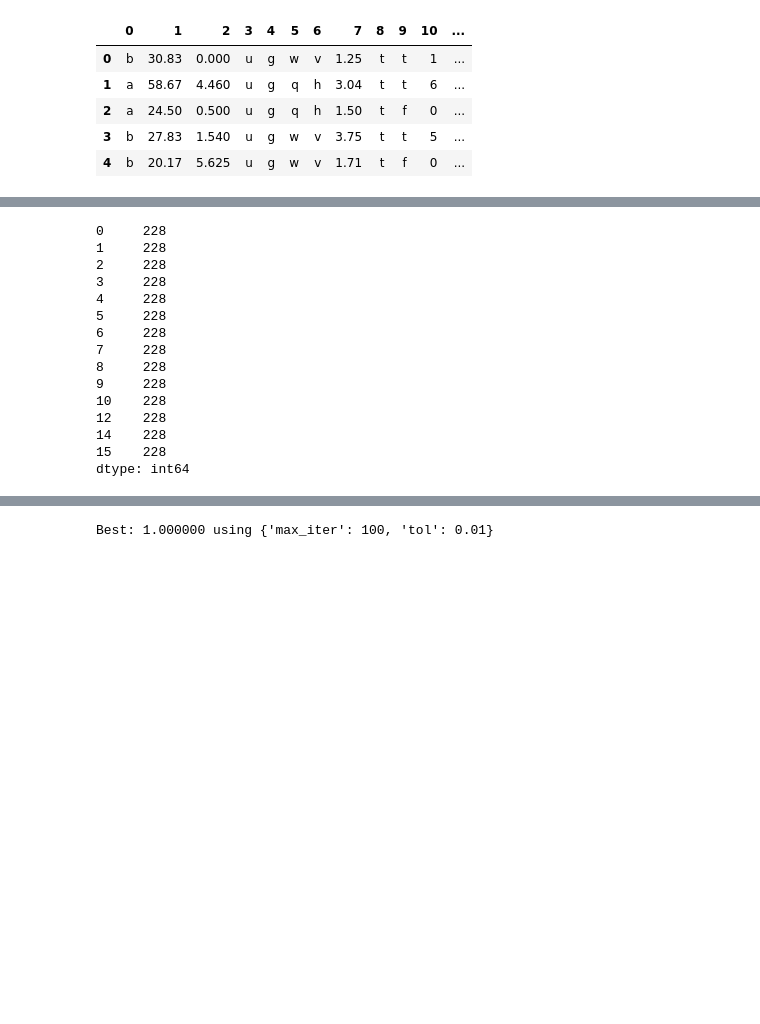
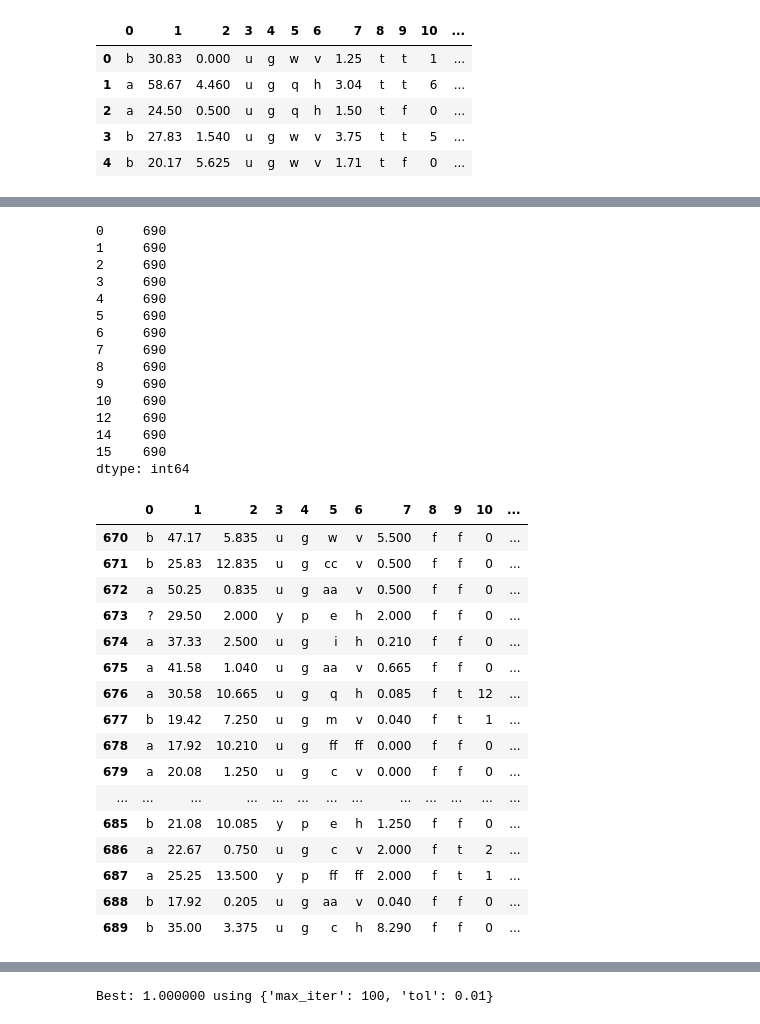
Before and after one commit to badek23/datacamp_projects, a Jupyter notebook: Predicting Credit Card Approvals/Predicting Credit Card Approvals.ipynb, the cells around one changed output, grey strips where cells are left out. Drawn from its saved outputs; the diff is of its cells as text; code cells hidden in the pictures; blank space fills up the shorter version.

```diff
--- a/Predicting Credit Card Approvals/Predicting Credit Card Approvals.ipynb
+++ b/Predicting Credit Card Approvals/Predicting Credit Card Approvals.ipynb
@@ -31,23 +52,43 @@ cc_apps = cc_apps.drop([11, 13], axis=1)
 # Split data into train and test sets
 cc_apps_train, cc_apps_test = train_test_split(cc_apps, test_size=0.33, random_state=42)
 # %%
-# Check to see if there are nulls
-cc_apps_train.isnull().count()
-cc_apps_test.isnull().count()
+# Check to see if there are nulls - there are none
+cc_apps.isnull().count()
 # %% [output]
-0     228
-1     228
-2     228
-3     228
-4     228
-5     228
-6     228
-7     228
-8     228
-9     228
-10    228
-12    228
-14    228
-15    228
+0     690
+1     690
+2     690
+3     690
+4     690
+5     690
+6     690
+7     690
+8     690
+9     690
+10    690
+12    690
+14    690
+15    690
 dtype: int64
+# %%
+# Check for odd values - see ?s instead of NaNs
+cc_apps.tail(20)
+# %% [output]
+|  | 0 | 1 | 2 | 3 | 4 | 5 | 6 | 7 | 8 | 9 | 10 | ... |
+| 670 | b | 47.17 | 5.835 | u | g | w | v | 5.500 | f | f | 0 | ... |
+| 671 | b | 25.83 | 12.835 | u | g | cc | v | 0.500 | f | f | 0 | ... |
+| 672 | a | 50.25 | 0.835 | u | g | aa | v | 0.500 | f | f | 0 | ... |
+| 673 | ? | 29.50 | 2.000 | y | p | e | h | 2.000 | f | f | 0 | ... |
+| 674 | a | 37.33 | 2.500 | u | g | i | h | 0.210 | f | f | 0 | ... |
+| 675 | a | 41.58 | 1.040 | u | g | aa | v | 0.665 | f | f | 0 | ... |
+| 676 | a | 30.58 | 10.665 | u | g | q | h | 0.085 | f | t | 12 | ... |
+| 677 | b | 19.42 | 7.250 | u | g | m | v | 0.040 | f | t | 1 | ... |
+| 678 | a | 17.92 | 10.210 | u | g | ff | ff | 0.000 | f | f | 0 | ... |
+| 679 | a | 20.08 | 1.250 | u | g | c | v | 0.000 | f | f | 0 | ... |
+| ... | ... | ... | ... | ... | ... | ... | ... | ... | ... | ... | ... | ... |
+| 685 | b | 21.08 | 10.085 | y | p | e | h | 1.250 | f | f | 0 | ... |
+| 686 | a | 22.67 | 0.750 | u | g | c | v | 2.000 | f | t | 2 | ... |
+| 687 | a | 25.25 | 13.500 | y | p | ff | ff | 2.000 | f | t | 1 | ... |
+| 688 | b | 17.92 | 0.205 | u | g | aa | v | 0.040 | f | f | 0 | ... |
+| 689 | b | 35.00 | 3.375 | u | g | c | h | 8.290 | f | f | 0 | ... |
 # %%
```
Also changed, not shown: parts of 7 cells of this notebook.
